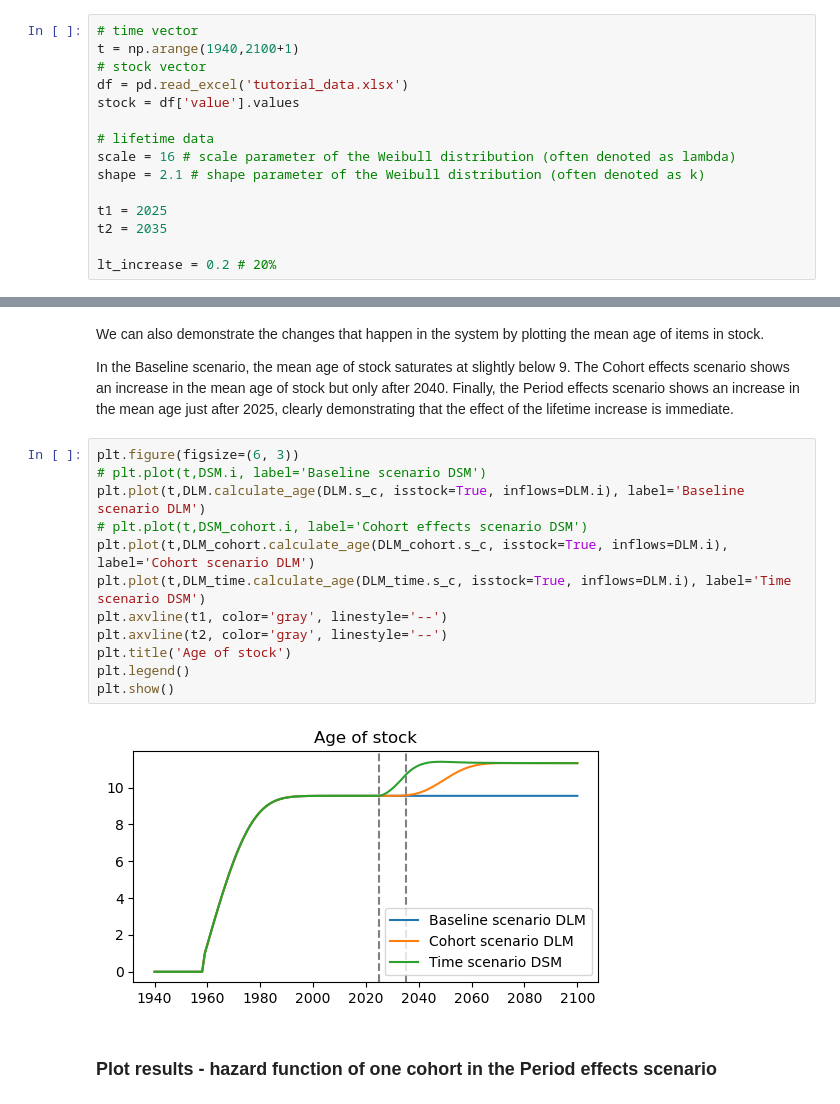
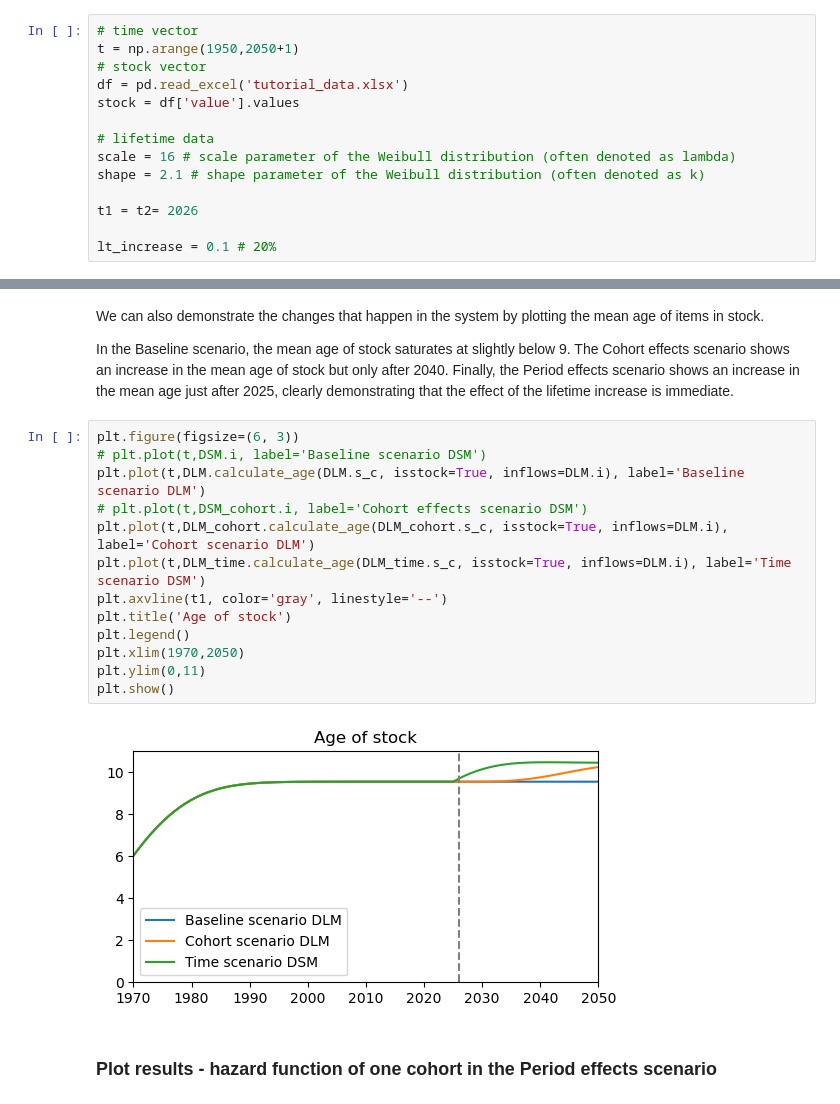
Before and after one commit to NTNU-IndEcol/dynamic_lifetime_model, a Jupyter notebook: tutorial.ipynb, the cells around one changed output, grey strips where cells are left out. Saved outputs shown, nothing was run; the diff lists cells and outputs as text.

```diff
--- a/tutorial.ipynb
+++ b/tutorial.ipynb
@@ -28,6 +28,6 @@ We use model data from a case study of dishwashers in Norway. The stock of dishw
 # %%
 # time vector
-t = np.arange(1940,2100+1)
+t = np.arange(1950,2050+1)
 # stock vector
 df = pd.read_excel('tutorial_data.xlsx')
 stock = df['value'].values
@@ -36,10 +36,9 @@ stock = df['value'].values
 scale = 16 # scale parameter of the Weibull distribution (often denoted as lambda)
 shape = 2.1 # shape parameter of the Weibull distribution (often denoted as k)
 
-t1 = 2025
-t2 = 2035
+t1 = t2= 2026
 
-lt_increase = 0.2 # 20%
+lt_increase = 0.1 # 20%
 # %% [markdown]
 Let us plot the stock of dishwashers and the probability density function (pdf) of the defined lifetime data. The pdf curve shows the probability that an item entering the stock in the year *t=0* exits the stock in the year *t+x*.
 # %%
@@ -180,17 +178,18 @@ In the Baseline scenario, the mean age of stock saturates at slightly below 9.
 # %%
 plt.figure(figsize=(6, 3))
 # plt.plot(t,DSM.i, label='Baseline scenario DSM')
 plt.plot(t,DLM.calculate_age(DLM.s_c, isstock=True, inflows=DLM.i), label='Baseline scenario DLM')
 # plt.plot(t,DSM_cohort.i, label='Cohort effects scenario DSM')
 plt.plot(t,DLM_cohort.calculate_age(DLM_cohort.s_c, isstock=True, inflows=DLM.i), label='Cohort scenario DLM')
 plt.plot(t,DLM_time.calculate_age(DLM_time.s_c, isstock=True, inflows=DLM.i), label='Time scenario DSM')
 plt.axvline(t1, color='gray', linestyle='--')
-plt.axvline(t2, color='gray', linestyle='--')
 plt.title('Age of stock')
 plt.legend()
+plt.xlim(1970,2050)
+plt.ylim(0,11)
 plt.show()
 # %% [output]
-[figure, old version]
+[figure, new version]
 # %% [markdown]
 ### Plot results - hazard function of one cohort in the Period effects scenario
 # %% [markdown]
```
Also changed, not shown: parts of 19 cells of this notebook, 1 other file.
